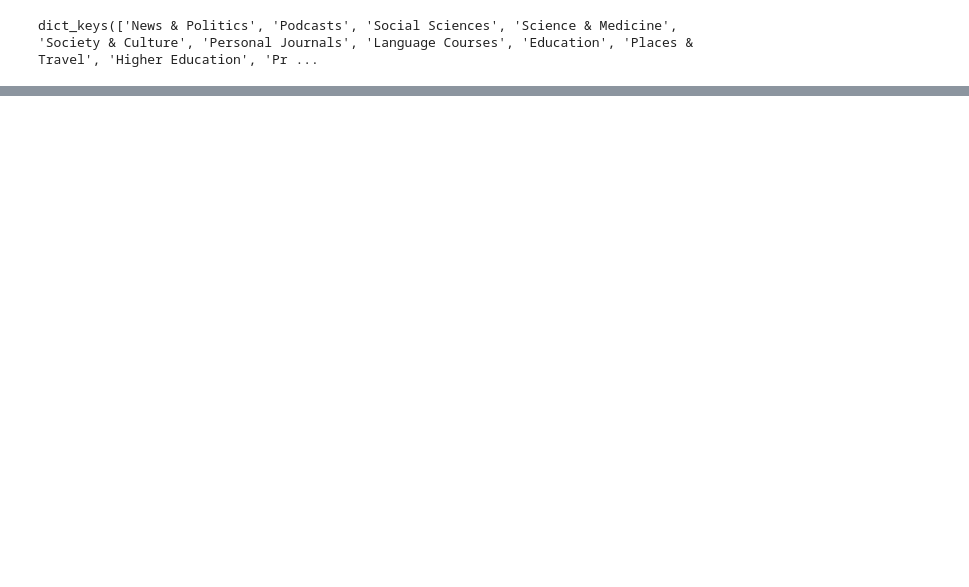
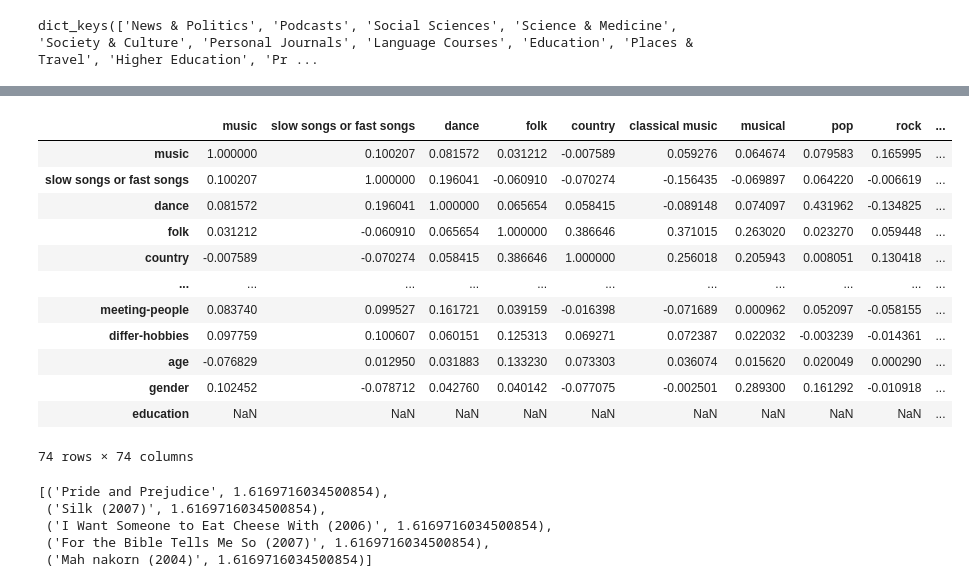
Before and after one commit to danielsanky/cs4300sp2020-ds869-ec745-ne96-acf67, a Jupyter notebook: young-people-survey/Data_Exploration (1).ipynb, the cells around one changed output, grey strips where cells are left out. Drawn from its saved outputs; the diff is of its cells as text; code cells hidden in the pictures; blank space fills up the shorter version.

```diff
--- a/young-people-survey/Data_Exploration (1).ipynb
+++ b/young-people-survey/Data_Exploration (1).ipynb
@@ -106,0 +95,41 @@ demographics=cols.iloc[[140, 144, 146]]["short"]
+# %%
+# Convert education to quantitative values and reassign to table
+def edu_level_numeric(edu):
+    return {
+        'currently a primary school pupil': 0,
+        'primary school': 1,
+        'secondary school': 2,
+        'college/bachelor degree': 3,
+        'masters degree': 4,
+        'doctorate degree': 5
+    }.get(edu,float("nan"))
+
+resp["Education"]=list(map(edu_level_numeric, list(resp["Education"])))
+# %%
+music_resp=resp.iloc[:, :19]
+movie_resp=resp.iloc[:, 19:31]
+hobbies_resp=resp.iloc[:, 31:63]
+personality_resp=resp.iloc[:, [79, 80, 105, 106, 109, 110, 113, 129, 132]]
+demographics_resp=resp.iloc[:, [140, 144, 146, 147]]
+
+final_mat=pd.concat([music_resp, movie_resp, hobbies_resp, personality_resp, demographics_resp], axis=1)
+final_mat=final_mat.rename(columns={"New environment": "adapt", "Socializing": "meeting-people", "Waiting":"patient", "Number of friends": "friends", "Workaholism": "study", "Thinking ahead": "perspectives", "Charity": "charity", "Interests or hobbies": "differ-hobbies"})
+
+corr_mat=pd.DataFrame.corr(final_mat)
+corr_mat.columns = map(str.lower, corr_mat.columns)
+corr_mat.index = map(str.lower, corr_mat.index)
+corr_mat
+# %% [output]
+|  | music | slow songs or fast songs | dance | folk | country | classical music | musical | pop | rock | ... |
+| music | 1.000000 | 0.100207 | 0.081572 | 0.031212 | -0.007589 | 0.059276 | 0.064674 | 0.079583 | 0.165995 | ... |
+| slow songs or fast songs | 0.100207 | 1.000000 | 0.196041 | -0.060910 | -0.070274 | -0.156435 | -0.069897 | 0.064220 | -0.006619 | ... |
+| dance | 0.081572 | 0.196041 | 1.000000 | 0.065654 | 0.058415 | -0.089148 | 0.074097 | 0.431962 | -0.134825 | ... |
+| folk | 0.031212 | -0.060910 | 0.065654 | 1.000000 | 0.386646 | 0.371015 | 0.263020 | 0.023270 | 0.059448 | ... |
+| country | -0.007589 | -0.070274 | 0.058415 | 0.386646 | 1.000000 | 0.256018 | 0.205943 | 0.008051 | 0.130418 | ... |
+| ... | ... | ... | ... | ... | ... | ... | ... | ... | ... | ... |
+| meeting-people | 0.083740 | 0.099527 | 0.161721 | 0.039159 | -0.016398 | -0.071689 | 0.000962 | 0.052097 | -0.058155 | ... |
+| differ-hobbies | 0.097759 | 0.100607 | 0.060151 | 0.125313 | 0.069271 | 0.072387 | 0.022032 | -0.003239 | -0.014361 | ... |
+| age | -0.076829 | 0.012950 | 0.031883 | 0.133230 | 0.073303 | 0.036074 | 0.015620 | 0.020049 | 0.000290 | ... |
+| gender | 0.102452 | -0.078712 | 0.042760 | 0.040142 | -0.077075 | -0.002501 | 0.289300 | 0.161292 | -0.010918 | ... |
+| education | NaN | NaN | NaN | NaN | NaN | NaN | NaN | NaN | NaN | ... |
+74 rows × 74 columns
@@ -107,3 +169,11 @@ demographics=cols.iloc[[140, 144, 146]]["short"]
+# %%
+recs(genre_to_movie, ['Horror', 'Romance'], {'study': '1', 'perspectives': '1', 'charity': '1', 'friends': '5', 'patient': '5', 'adapt': '5', 'meeting-people': '5', 'differ-hobbies': '5'})
+# %% [output]
+[('Pride and Prejudice', 1.6169716034500854),
+ ('Silk (2007)', 1.6169716034500854),
+ ('I Want Someone to Eat Cheese With (2006)', 1.6169716034500854),
+ ('For the Bible Tells Me So (2007)', 1.6169716034500854),
+ ('Mah nakorn (2004)', 1.6169716034500854)]
 # %%
 # Convert education to quantitative values and reassign to table
 def edu_level_numeric(edu):
```
Also changed, not shown: parts of 20 cells of this notebook, 5 other files.
